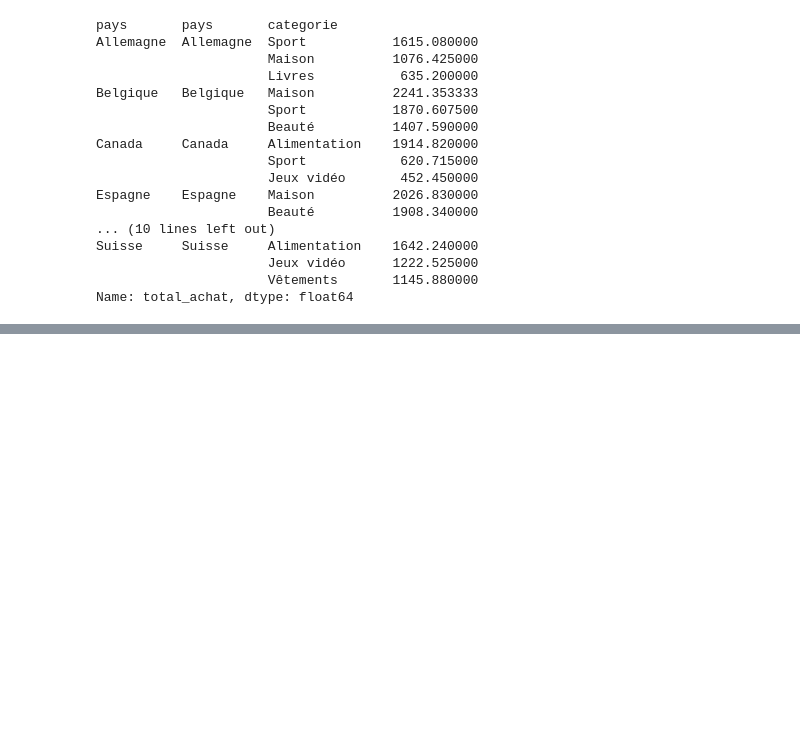
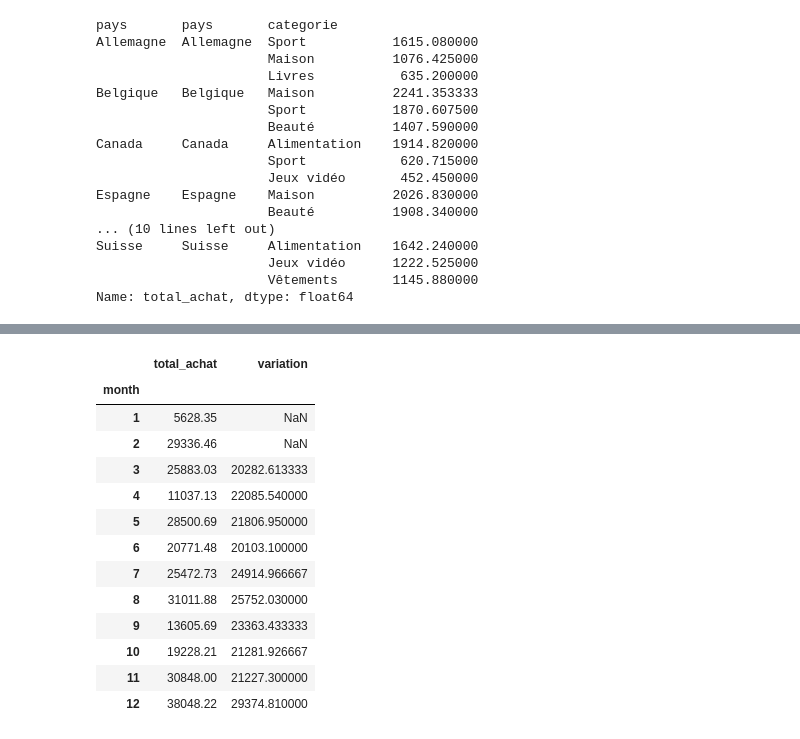
Before and after one commit to H3-8/pandas, a Jupyter notebook: notebook.ipynb, the cells around one changed output, grey strips where cells are left out. Saved outputs shown, nothing was run; the diff lists cells and outputs as text; code cells hidden in the pictures; blank space fills up the shorter version.

```diff
--- a/notebook.ipynb
+++ b/notebook.ipynb
@@ -794,3 +804,23 @@ df[(df['total_achat'] > outlier_up) | (df['total_achat'] < outlier_down)]
 | 135 | C1135 | Maxime | Chevalier | 42 | France | Marseille | Standard | Maison | 2023-09-14 | 9 | ... |
 | 154 | C1154 | Rayan | Morel | 37 | Belgique | Liège | Premium | Maison | 2023-07-08 | 10 | ... |
 | 156 | C1156 | Nathan | Bernard | 36 | France | Lyon | Standard | Alimentation | 2023-05-20 | 8 | ... |
+# %%
+#Claude thks
+df.groupby('month')['total_achat'].sum().to_frame().assign(
+    rolling_mean_3months=lambda x: x.rolling(3).mean()
+)
+# %% [output]
+|  | total_achat | variation |
+| month |  |  |
+| 1 | 5628.35 | NaN |
+| 2 | 29336.46 | NaN |
+| 3 | 25883.03 | 20282.613333 |
+| 4 | 11037.13 | 22085.540000 |
+| 5 | 28500.69 | 21806.950000 |
+| 6 | 20771.48 | 20103.100000 |
+| 7 | 25472.73 | 24914.966667 |
+| 8 | 31011.88 | 25752.030000 |
+| 9 | 13605.69 | 23363.433333 |
+| 10 | 19228.21 | 21281.926667 |
+| 11 | 30848.00 | 21227.300000 |
+| 12 | 38048.22 | 29374.810000 |
```
Also changed, not shown: parts of 6 cells of this notebook.
